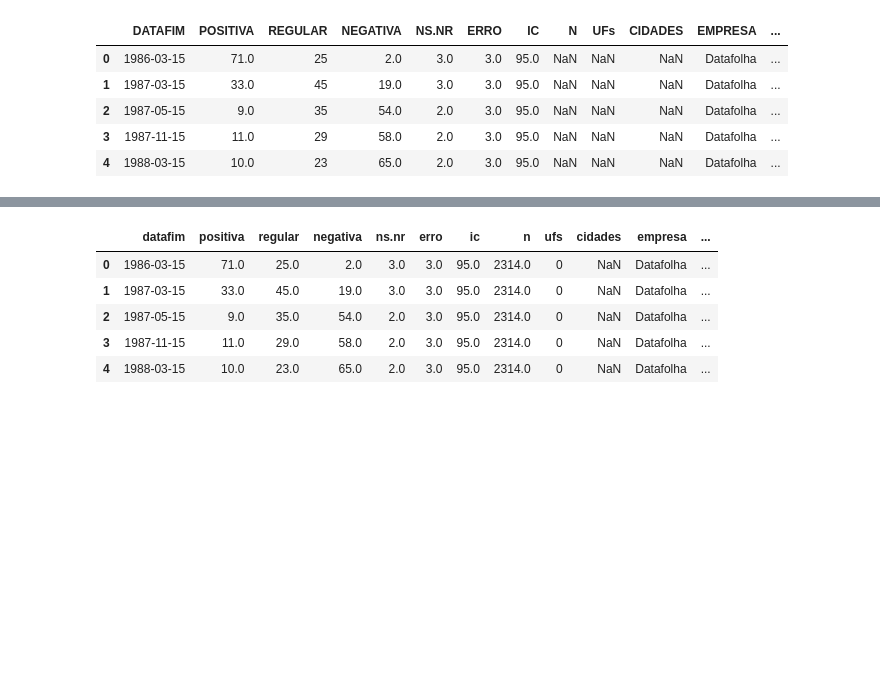
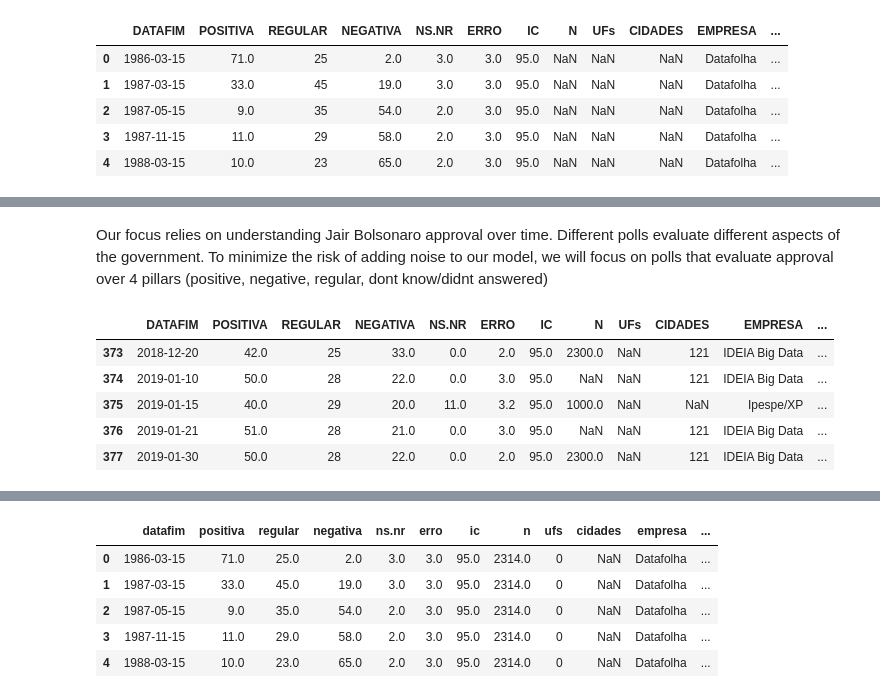
Before and after one commit to gabrielbfs/brazil_election2020, a Jupyter notebook: notebooks/1.1-gbf-2020brazil_bolsonaroApproval.ipynb, the cells around one changed output, grey strips where cells are left out. Cells and saved outputs as stored; diff of their text form; code cells hidden in the pictures; blank space fills up the shorter version.

```diff
--- a/notebooks/1.1-gbf-2020brazil_bolsonaroApproval.ipynb
+++ b/notebooks/1.1-gbf-2020brazil_bolsonaroApproval.ipynb
@@ -103,0 +123,14 @@ approval_RawData.head()
+# %% [markdown]
+Our focus relies on understanding Jair Bolsonaro approval over time. Different polls evaluate different aspects of the government. To minimize the risk of adding noise to our model, we will focus on polls that evaluate approval over 4 pillars (positive, negative, regular, dont know/didnt answered)
+# %%
+cols = ['POSITIVA', 'REGULAR', 'NEGATIVA', 'NS.NR']
+jb_approval_RawData = jb_approval_RawData.loc[jb_approval_RawData[cols].dropna(axis='rows', how='any').index]
+
+jb_approval_RawData.head()
+# %% [output]
+|  | DATAFIM | POSITIVA | REGULAR | NEGATIVA | NS.NR | ERRO | IC | N | UFs | CIDADES | EMPRESA | ... |
+| 373 | 2018-12-20 | 42.0 | 25 | 33.0 | 0.0 | 2.0 | 95.0 | 2300.0 | NaN | 121 | IDEIA Big Data | ... |
+| 374 | 2019-01-10 | 50.0 | 28 | 22.0 | 0.0 | 3.0 | 95.0 | NaN | NaN | 121 | IDEIA Big Data | ... |
+| 375 | 2019-01-15 | 40.0 | 29 | 20.0 | 11.0 | 3.2 | 95.0 | 1000.0 | NaN | NaN | Ipespe/XP | ... |
+| 376 | 2019-01-21 | 51.0 | 28 | 21.0 | 0.0 | 3.0 | 95.0 | NaN | NaN | 121 | IDEIA Big Data | ... |
+| 377 | 2019-01-30 | 50.0 | 28 | 22.0 | 0.0 | 2.0 | 95.0 | 2300.0 | NaN | 121 | IDEIA Big Data | ... |
```
Also changed, not shown: parts of 26 cells of this notebook, 4 other files.
